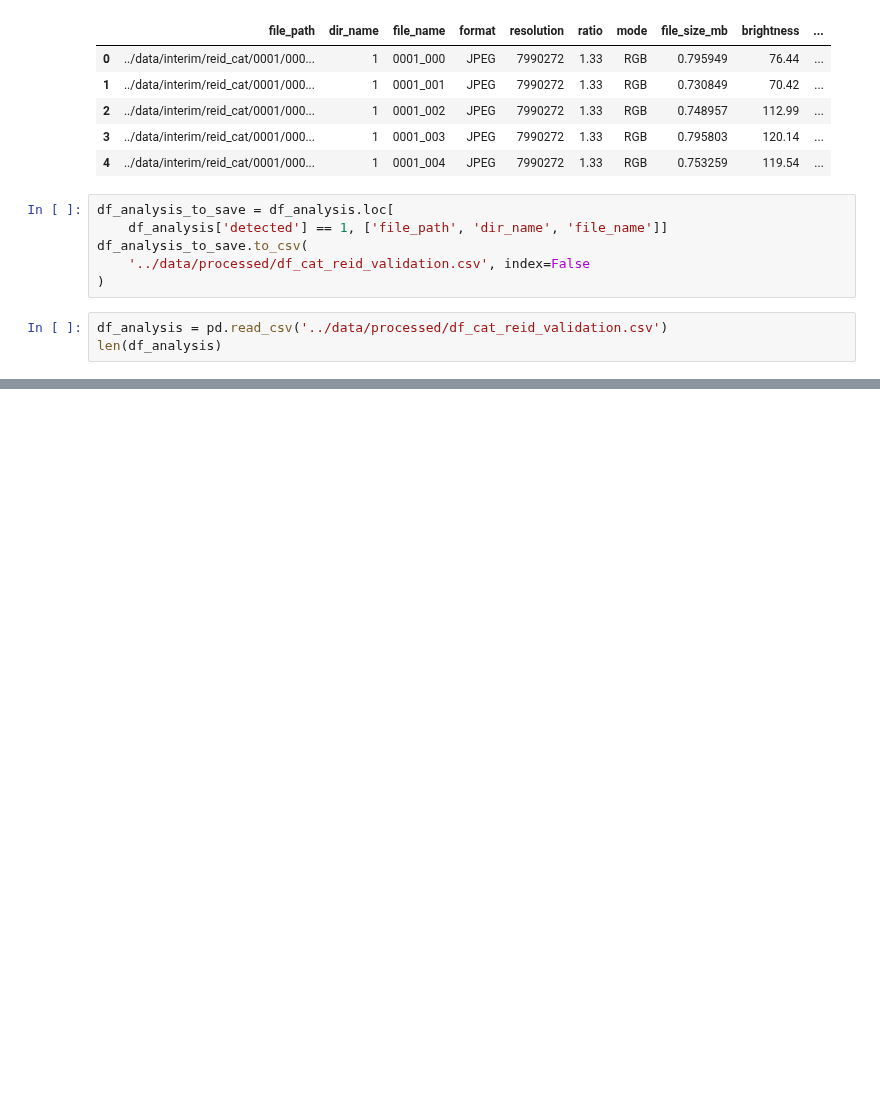
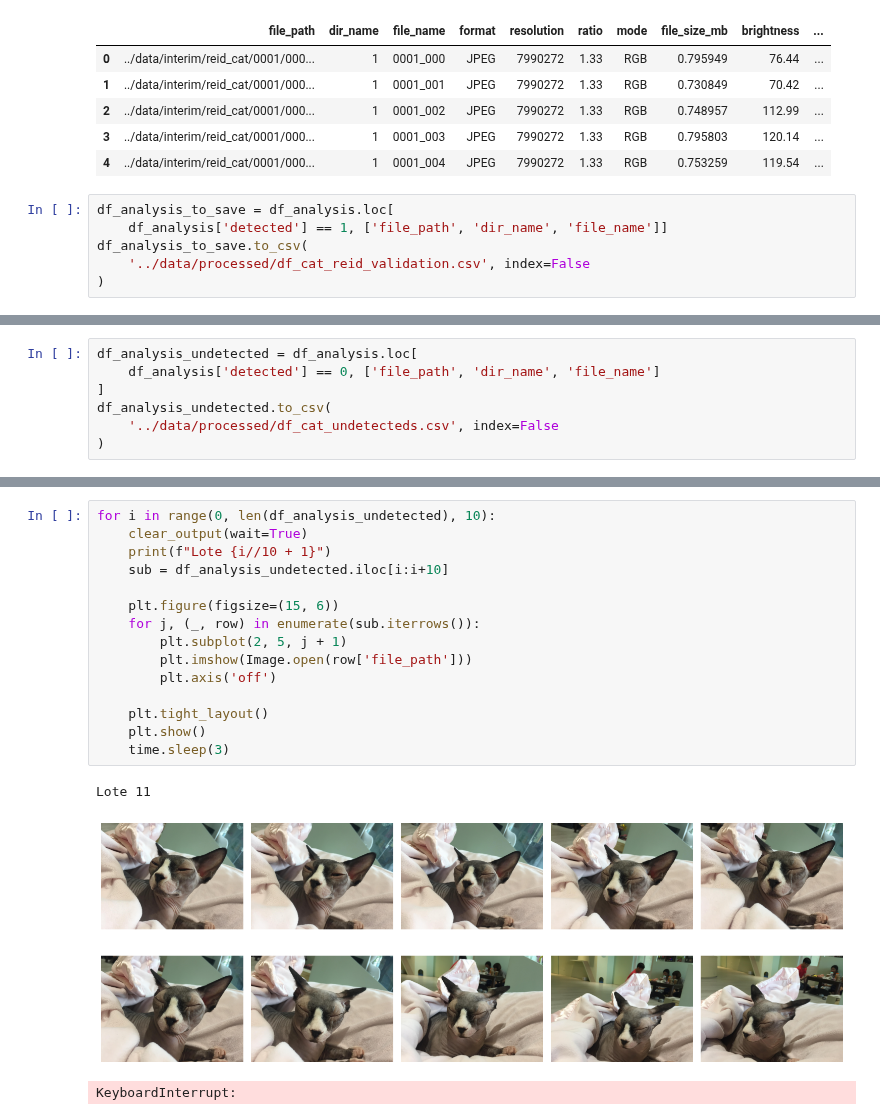
Before and after one commit to 317745/IA_PROJECT, a Jupyter notebook: notebooks/02_evaluacion_detector.ipynb, the cells around one changed output, grey strips where cells are left out. Saved outputs shown, nothing was run; the diff lists cells and outputs as text; blank space fills up the shorter version.

```diff
--- a/notebooks/02_evaluacion_detector.ipynb
+++ b/notebooks/02_evaluacion_detector.ipynb
@@ -249,6 +277,3 @@ df_analysis_to_save = df_analysis.loc[
 df_analysis_to_save.to_csv(
     '../data/processed/df_cat_reid_validation.csv', index=False
 )
-# %%
-df_analysis = pd.read_csv('../data/processed/df_cat_reid_validation.csv')
-len(df_analysis)
@@ -284,0 +280,7 @@ plt.show()
+# %%
+df_analysis_undetected = df_analysis.loc[
+    df_analysis['detected'] == 0, ['file_path', 'dir_name', 'file_name']
+]
+df_analysis_undetected.to_csv(
+    '../data/processed/df_cat_undetecteds.csv', index=False
+)
@@ -284,0 +296,19 @@ plt.show()
+# %%
+for i in range(0, len(df_analysis_undetected), 10):
+    clear_output(wait=True)
+    print(f"Lote {i//10 + 1}")
+    sub = df_analysis_undetected.iloc[i:i+10]
+
+    plt.figure(figsize=(15, 6))
+    for j, (_, row) in enumerate(sub.iterrows()):
+        plt.subplot(2, 5, j + 1)
+        plt.imshow(Image.open(row['file_path']))
+        plt.axis('off')
+
+    plt.tight_layout()
+    plt.show()
+    time.sleep(3)
+# %% [output]
+Lote 11
+[figure, added]
+KeyboardInterrupt:
```
Also changed, not shown: parts of 14 cells of this notebook, 13 other files.
